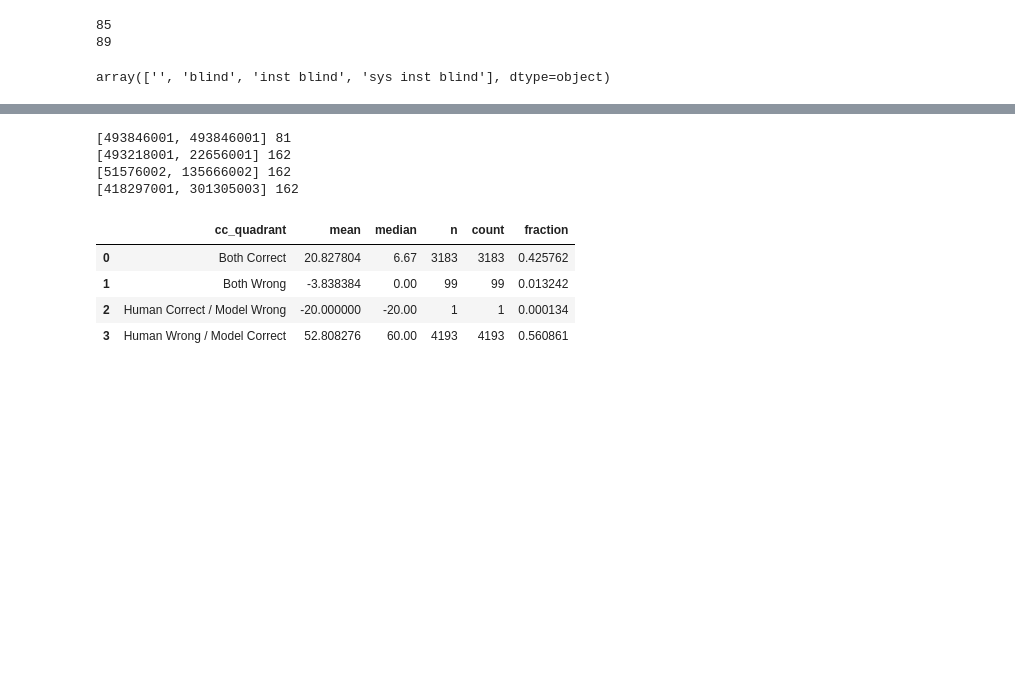
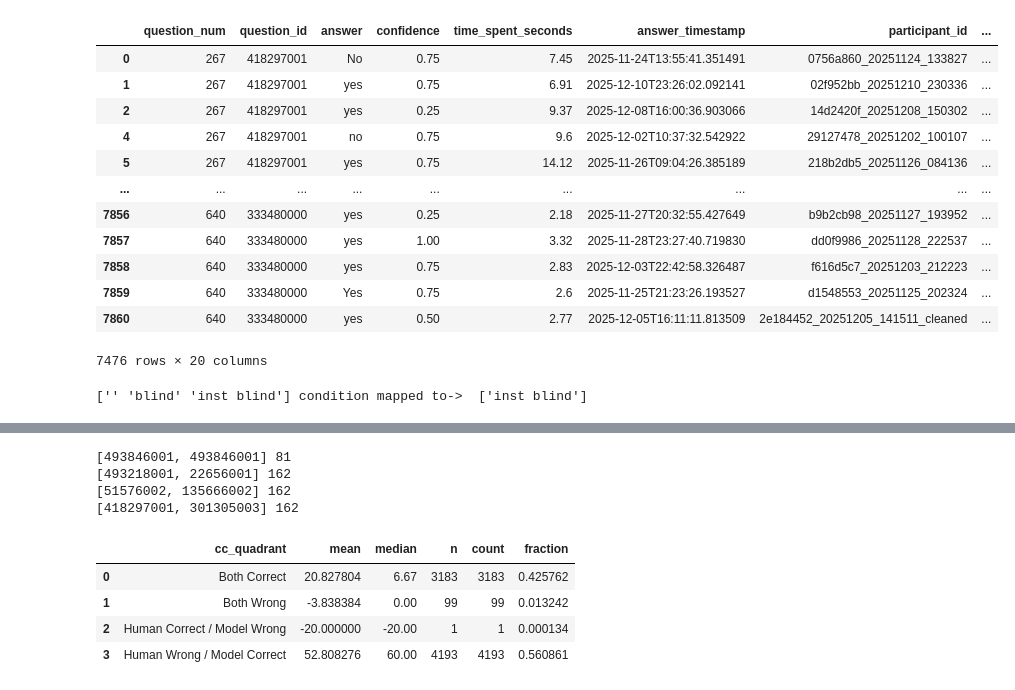
Before and after one commit to unolop/HPA, a Jupyter notebook: evaluation/analysis/A1_vqa.ipynb, the cells around one changed output, grey strips where cells are left out. Cells and saved outputs as stored; diff of their text form; code cells hidden in the pictures; blank space fills up the shorter version.

```diff
--- a/evaluation/analysis/A1_vqa.ipynb
+++ b/evaluation/analysis/A1_vqa.ipynb
@@ -1,44 +61,32 @@
 # %%
-import re
-import seaborn as sns
-import pandas as pd
-from utils.score import get_summary
-from utils.df import *
-import sys
-sys.path.append('..')
-from score_humans import get_vqa_mapper, VQAAnswerMapper
-
-vqa_answers = get_vqa_mapper()
-vqamapper = VQAAnswerMapper()
-vqamapper._load()
-vqa_annot = vqamapper.annotations
-
-sns.set_theme(
-    style="whitegrid",
-    context="paper",
-    # font="serif"
-)
-
-model_results = {}
-vqa_1k = get_summary('vqa_1k').drop_duplicates(subset=['condition', 'question_id', 'model'])
-vqa_5k = get_summary('vqa_5k').drop_duplicates(subset=['condition', 'question_id', 'model'])
-vqa_5k['model'] = vqa_5k['model'].map(model_name_map)
-vqa_1k['model'] = vqa_1k['model'].map(model_name_map)
-vqa_5k.condition.unique()
-
-human_vqa = pd.read_json('/home/work/yuna/HPA/evaluation/scored/humans/human_vqa_per_question.json')
 human_vqa['model'] = "Humans"
 human_vqa['meta_model'] = "humans"
 human_vqa['condition'] = "inst blind"
 human_vqa.rename(columns={"mean_accuracy": 'correct', 'qid': 'question_id'}, inplace=True)
 human_vqa['correct'] = pd.to_numeric((human_vqa['correct'] * 100).round(1) , errors='coerce')
 human_vqa['answer_similarity'] = pd.to_numeric((human_vqa['answer_similarity'] * 100).round(1) , errors='coerce')
 human_vqa['question_type'] = human_vqa['question_id'].map(lambda qid: vqa_annot[int(qid)]['question_type'] if int(qid) in vqa_annot else None)
 human_vqa['answer_type'] = human_vqa['question_id'].map(lambda qid: vqa_annot[int(qid)]['answer_type'] if int(qid) in vqa_annot else None)
 human_vqa = human_vqa.drop_duplicates(subset=[ 'participant_id', 'question_id'])
 human_vqa = human_vqa[human_vqa['participant_id'] != '13f54aa2_20251204_125847']
-human_vqa.groupby('participant_id')['question_id'].nunique()
+human_vqa
 # %% [output]
+|  | ﻿question_num | question_id | answer | confidence | time_spent_seconds | answer_timestamp | participant_id | ... |
+| 0 | 267 | 418297001 | No | 0.75 | 7.45 | 2025-11-24T13:55:41.351491 | 0756a860_20251124_133827 | ... |
+| 1 | 267 | 418297001 | yes | 0.75 | 6.91 | 2025-12-10T23:26:02.092141 | 02f952bb_20251210_230336 | ... |
+| 2 | 267 | 418297001 | yes | 0.25 | 9.37 | 2025-12-08T16:00:36.903066 | 14d2420f_20251208_150302 | ... |
+| 4 | 267 | 418297001 | no | 0.75 | 9.6 | 2025-12-02T10:37:32.542922 | 29127478_20251202_100107 | ... |
+| 5 | 267 | 418297001 | yes | 0.75 | 14.12 | 2025-11-26T09:04:26.385189 | 218b2db5_20251126_084136 | ... |
+| ... | ... | ... | ... | ... | ... | ... | ... | ... |
+| 7856 | 640 | 333480000 | yes | 0.25 | 2.18 | 2025-11-27T20:32:55.427649 | b9b2cb98_20251127_193952 | ... |
+| 7857 | 640 | 333480000 | yes | 1.00 | 3.32 | 2025-11-28T23:27:40.719830 | dd0f9986_20251128_222537 | ... |
+| 7858 | 640 | 333480000 | yes | 0.75 | 2.83 | 2025-12-03T22:42:58.326487 | f616d5c7_20251203_212223 | ... |
+| 7859 | 640 | 333480000 | Yes | 0.75 | 2.6 | 2025-11-25T21:23:26.193527 | d1548553_20251125_202324 | ... |
+| 7860 | 640 | 333480000 | yes | 0.50 | 2.77 | 2025-12-05T16:11:11.813509 | 2e184452_20251205_141511_cleaned | ... |
-85
-89
+7476 rows × 20 columns
-array(['', 'blind', 'inst blind', 'sys inst blind'], dtype=object)
+# %%
+qids = human_vqa.question_id.unique().astype(int)
+model_vqa = vqa_1k[(vqa_1k['question_id'].isin(qids)) & (vqa_1k['condition'] == 'inst blind')].replace(model_name_map)
+print(vqa_1k.condition.unique(),'condition mapped to-> ', model_vqa.condition.unique())
+# %% [output]
+['' 'blind' 'inst blind'] condition mapped to->  ['inst blind']
```
Also changed, not shown: parts of 8 cells of this notebook, 14 other files.
